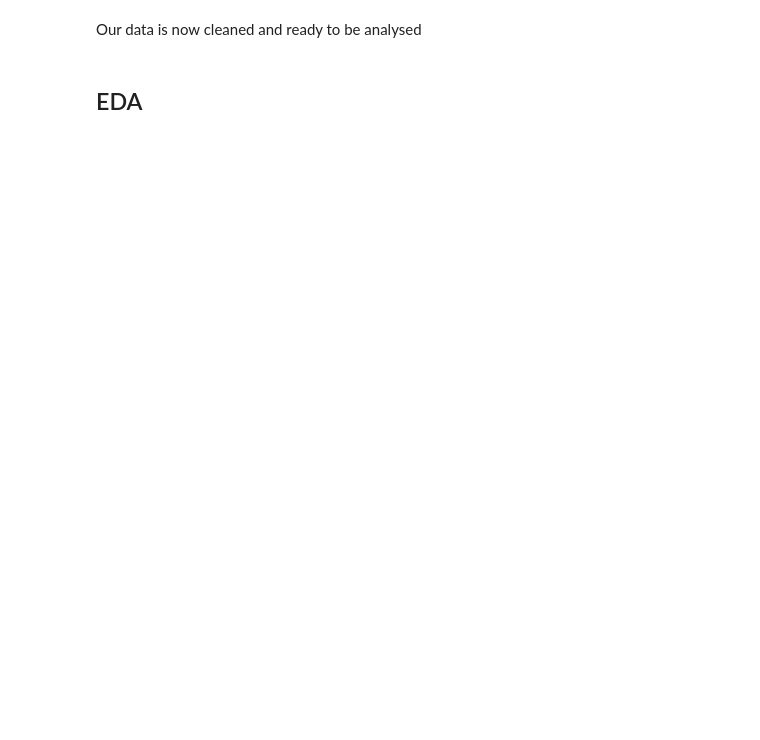
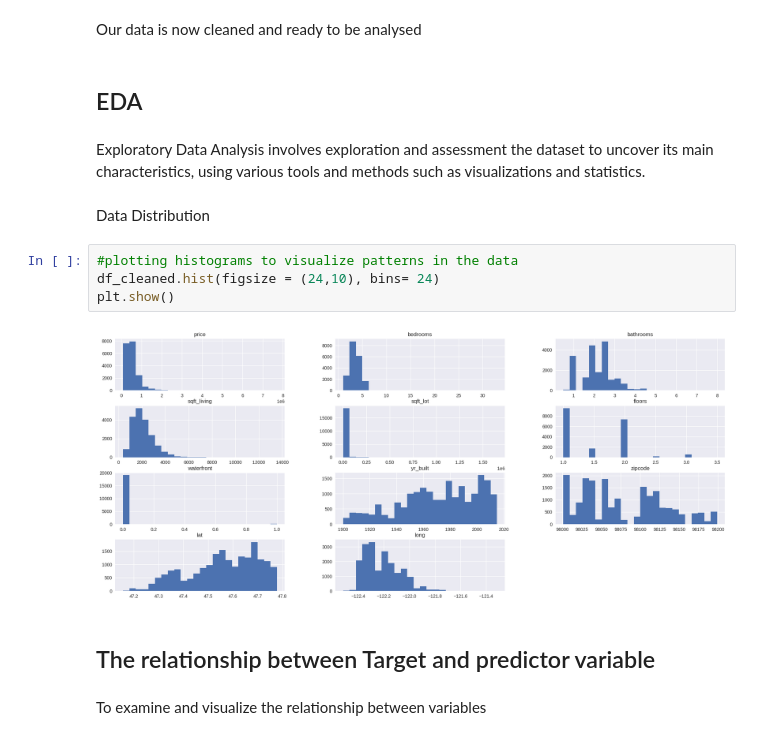
Before and after one commit to learn-co-curriculum/dsc-phase-2-project-v2-3, a Jupyter notebook: student.ipynb, the cells around one changed output. Saved outputs shown, nothing was run; the diff lists cells and outputs as text; blank space fills up the shorter version.

```diff
--- a/student.ipynb
+++ b/student.ipynb
@@ -345,3 +346,17 @@ memory usage: 2.1 MB
 Our data is now cleaned and ready to be analysed
 # %% [markdown]
 ## EDA
+# %% [markdown]
+Exploratory Data Analysis involves exploration and assessment the dataset to uncover its main characteristics, using various tools and methods such as visualizations and statistics.
+# %% [markdown]
+Data Distribution
+# %%
+#plotting histograms to visualize patterns in the data
+df_cleaned.hist(figsize = (24,10), bins= 24)
+plt.show()
+# %% [output]
+[figure, added]
+# %% [markdown]
+## The relationship between Target and predictor variable
+# %% [markdown]
+To examine and visualize the relationship between variables
```
Also changed, not shown: parts of 40 cells of this notebook.
